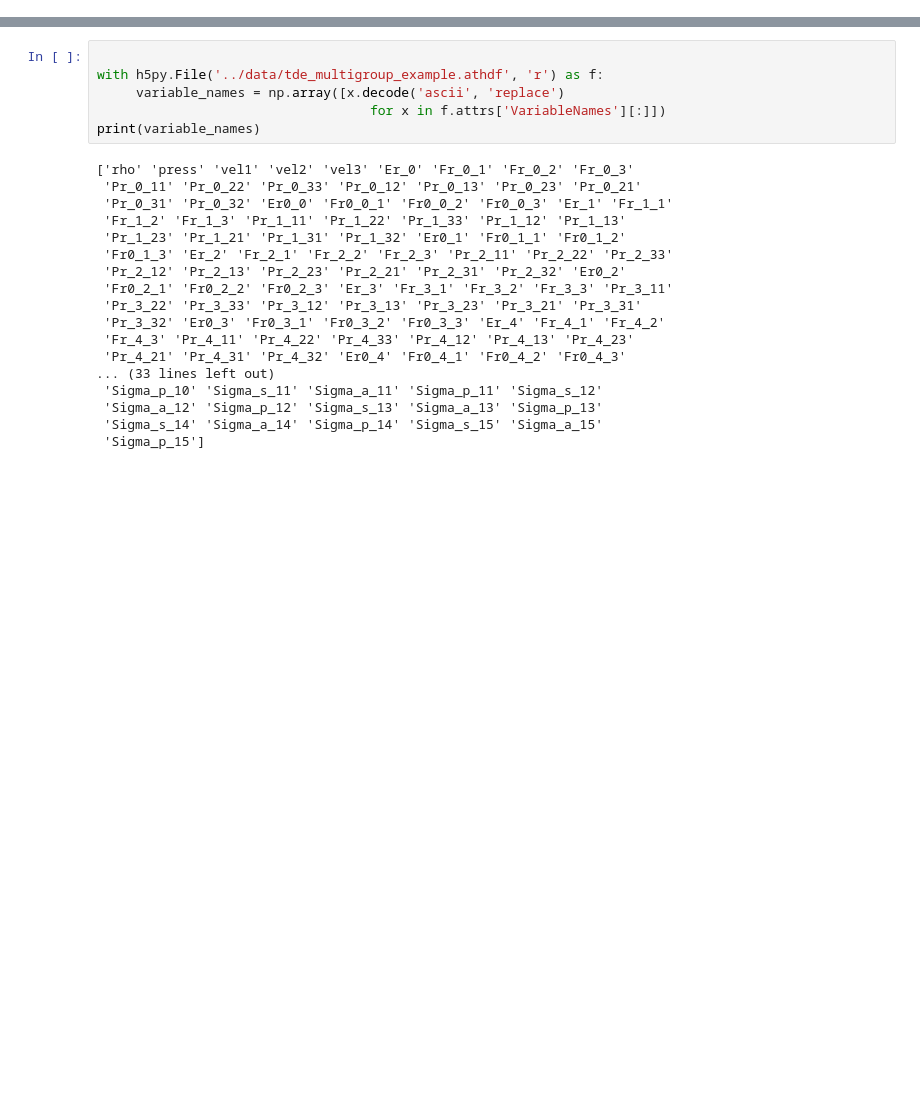
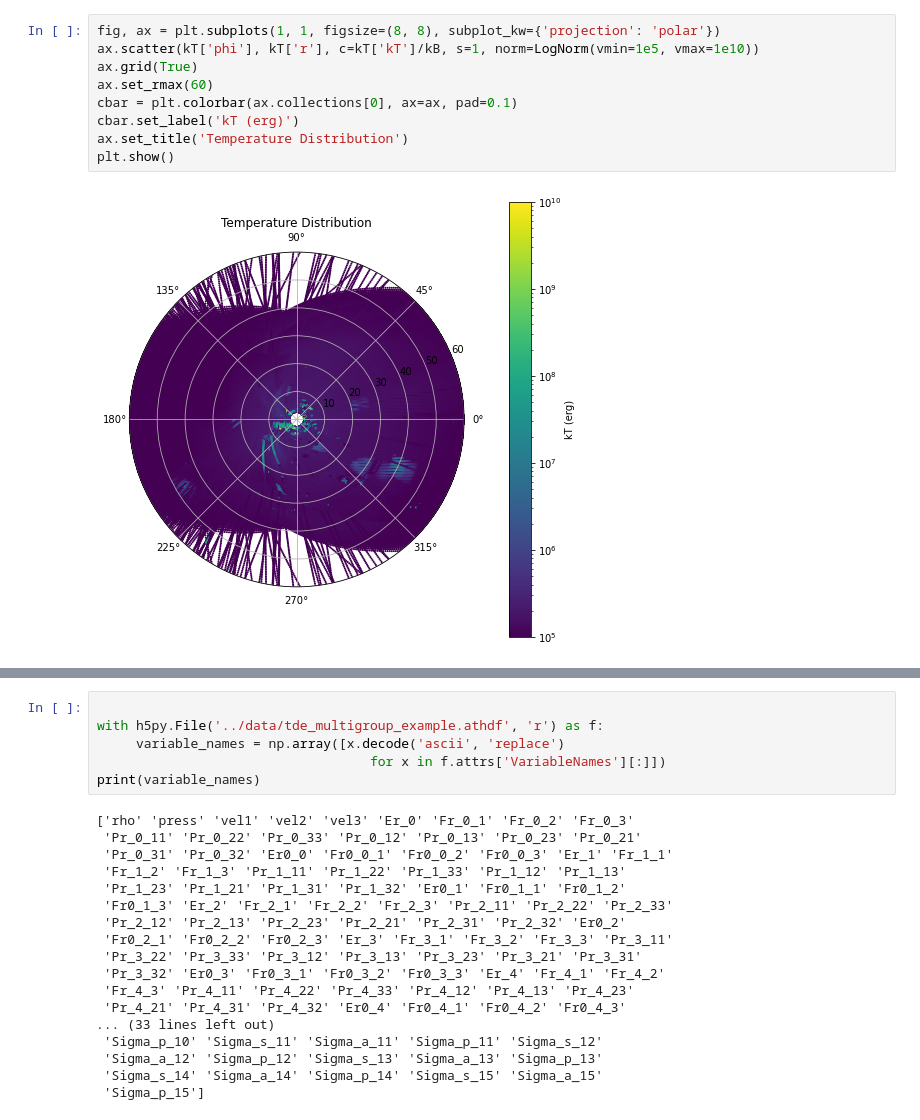
Before and after one commit to thomas-03/blacklight, a Jupyter notebook: scripts/explore.ipynb, the cells around one changed output, grey strips where cells are left out. Drawn from its saved outputs; the diff is of its cells as text; blank space fills up the shorter version.

```diff
--- a/scripts/explore.ipynb
+++ b/scripts/explore.ipynb
@@ -40,0 +88,11 @@ ValueError: Field names only allowed for compound types
+# %%
+fig, ax = plt.subplots(1, 1, figsize=(8, 8), subplot_kw={'projection': 'polar'})
+ax.scatter(kT['phi'], kT['r'], c=kT['kT']/kB, s=1, norm=LogNorm(vmin=1e5, vmax=1e10))
+ax.grid(True)
+ax.set_rmax(60)
+cbar = plt.colorbar(ax.collections[0], ax=ax, pad=0.1)
+cbar.set_label('kT (erg)')
+ax.set_title('Temperature Distribution')
+plt.show()
+# %% [output]
+[figure, added]
```
Also changed, not shown: parts of 19 cells of this notebook, 11 other files.
